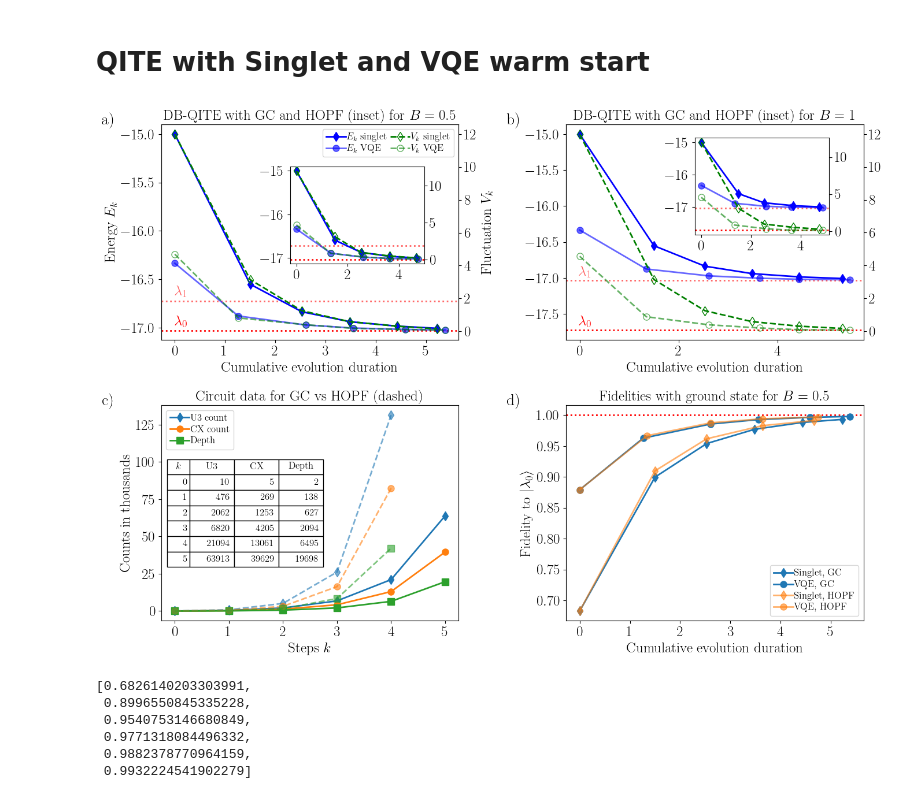
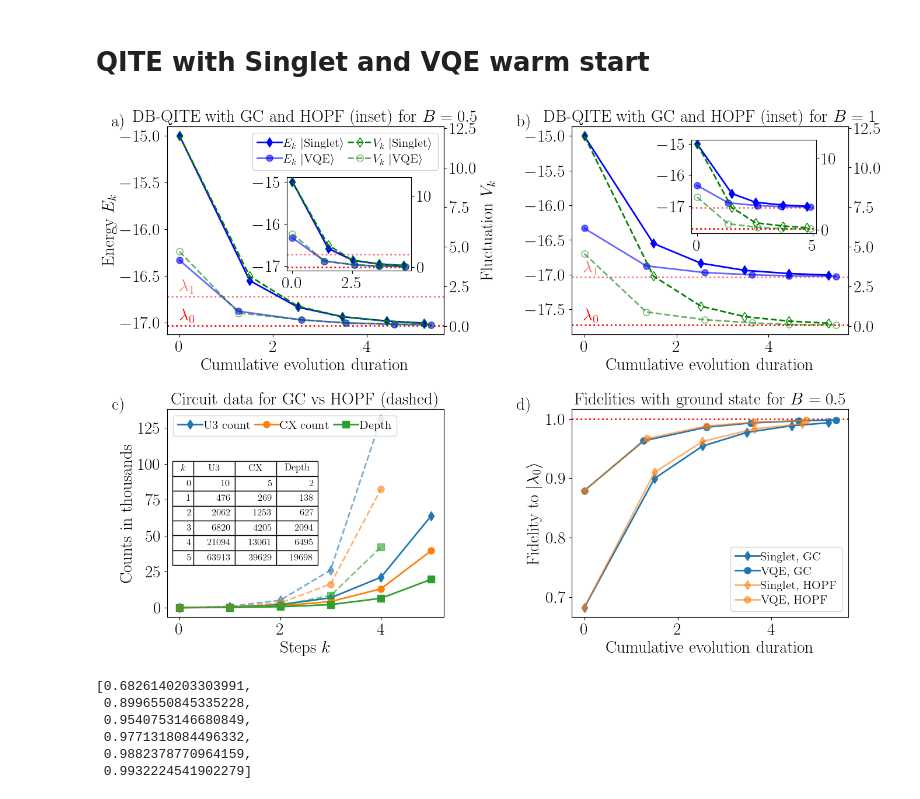
Before and after one commit to renezander90/DB-QITE, a Jupyter notebook: generate_plots_new.ipynb, the cells around one changed output. Cells and saved outputs as stored; diff of their text form; code cells hidden in the pictures.

```diff
--- a/generate_plots_new.ipynb
+++ b/generate_plots_new.ipynb
@@ -85,8 +85,8 @@ run_param_rc(18)
 alphas = [1.0, 0.6]
 markers = ['d','o']
 
-lables_energies=["$E_k$ singlet","$E_k$ singlet","$E_k$ VQE","$E_k$ VQE"]
-lables_fluctuations=["$V_k$ singlet","$V_k$ singlet","$V_k$ VQE","$V_k$ VQE"]
+lables_energies=[r"$E_k\ |$Singlet$\rangle$",r"$E_k\ |$Singlet$\rangle$",r"$E_k\ |$VQE$\rangle$",r"$E_k\ |$VQE$\rangle$"]
+lables_fluctuations=[r"$V_k\ |$Singlet$\rangle$",r"$V_k\ |$Singlet$\rangle$",r"$V_k\ |$VQE$\rangle$",r"$V_k\ |$VQE$\rangle$"]
 
 # Create a figure with 4 subplots (2 rows, 2 columns)
 fig, ((ax_energy1, ax_energy2), (ax_circuits, ax_fidelities)) = plt.subplots(2, 2,
@@ -95,10 +95,10 @@ fig, ((ax_energy1, ax_energy2), (ax_circuits, ax_fidelities)) = plt.subplots(2,
 
 a = -0.2
 b = 1.0
-ax_energy1.annotate('a)', xy = (a,b), xycoords='axes fraction', fontsize=20)
-ax_energy2.annotate('b)', xy = (a,b), xycoords='axes fraction', fontsize=20)
-ax_circuits.annotate('c)', xy = (a,b), xycoords='axes fraction', fontsize=20)
-ax_fidelities.annotate('d)', xy = (a,b), xycoords='axes fraction', fontsize=20)
+ax_energy1.annotate('a)', xy = (a,b), xycoords='axes fraction', fontsize=21)
+ax_energy2.annotate('b)', xy = (a,b), xycoords='axes fraction', fontsize=21)
+ax_circuits.annotate('c)', xy = (a,b), xycoords='axes fraction', fontsize=21)
+ax_fidelities.annotate('d)', xy = (a,b), xycoords='axes fraction', fontsize=21)
 
 ###############################################################################
 # SUBPLOT 1: Energy + fluctuation (with a twin y-axis) for B=0.5 (results1), GC
@@ -148,7 +148,7 @@ axA2.set_ylabel(r"Fluctuation $V_k$")
 # 3) Combine legends from both axes
 lines_1, labels_1 = axA1.get_legend_handles_labels()
 lines_2, labels_2 = axA2.get_legend_handles_labels()
-axA1.legend(lines_1 + lines_2, labels_1 + labels_2, loc="best", ncol=2)
+axA1.legend(lines_1 + lines_2, labels_1 + labels_2, loc="best", ncol=2, fontsize=15)
 
 axA1.set_title(r'DB-QITE with GC and HOPF (inset) for $B=0.5$')
 
@@ -157,7 +157,7 @@ axA1.set_title(r'DB-QITE with GC and HOPF (inset) for $B=0.5$')
 ###############################################################################
 
 # Define inset axes
-axA3 = inset_axes(axA1, width="45%", height="45%", loc="center right", bbox_to_anchor=(0-0.1, 0.08, 1, 1),
+axA3 = inset_axes(axA1, width="45%", height="45%", loc="center right", bbox_to_anchor=(0-0.1, 0.03, 1, 1),
                   bbox_transform=axA1.transAxes,)
 
 indices = [1,3] # HOPF
@@ -278,7 +278,7 @@ axC.plot(steps_hopf, depth_hopf/scaling, marker='s', color='#2ca02c', alpha=0.6,
 axC.set_xlabel(r"Steps $k$")
 axC.set_ylabel("Counts in thousands")
 
-axC.legend(loc="best")
+axC.legend(loc="upper left", ncols=3, fontsize=15)
 axC.set_title('Circuit data for GC vs HOPF (dashed)')
 
 ###############################################################################
@@ -314,35 +314,35 @@ axD = ax_fidelities  # rename for clarity
 psi = eigvecsA_sorted[0] # ground state
 fidelities = {}
 for ind in [0,1,2,3]:
     states = resultsA[ind]["statevectors"]
     fidelities[ind] = [np.abs(np.dot(psi.transpose()[0],phi))**2 for phi in states]
 
 axD.axhline(y=1, color="red", linestyle=':')
 
 indices = [0,2] # GC
 # 1) Plot fidelities on the left y-axis
 for i,ind in enumerate(indices):
     line1, = axD.plot(resultsA[ind]['evolution_times'], fidelities[ind], label=lables_fidelities[ind], color='#1f77b4', marker=markers[i], linestyle='solid', linewidth=2, zorder=3)
 
 indices = [1,3] # HOPF
 # 2) Plot fidelities on the left y-axis
 for i,ind in enumerate(indices):
     line1, = axD.plot(resultsA[ind]['evolution_times'], fidelities[ind], label=lables_fidelities[ind], color='#ff7f0e', marker=markers[i], linestyle='solid', linewidth=2, zorder=3, alpha=0.6)
 
 axD.set_xlabel("Cumulative evolution duration")
 axD.set_ylabel(r"Fidelity to $|\lambda_0\rangle$")
-axD.legend(loc="best")
+axD.legend(loc="best", fontsize=15)
 axD.set_title(r'Fidelities with ground state for $B=0.5$')
 
 ###############################################################################
 ###############################################################################
 
 #plt.grid()
 plt.tight_layout()
 plt.savefig("plots/QITE.pdf")
 plt.show()
 # %% [output]
-[figure, old version]
+[figure, new version]
 # %%
 # Calculate fidelities
 psi = eigvecsA_sorted[0] # ground state
```
Also changed, not shown: parts of 1 cell of this notebook, 3 other files.
